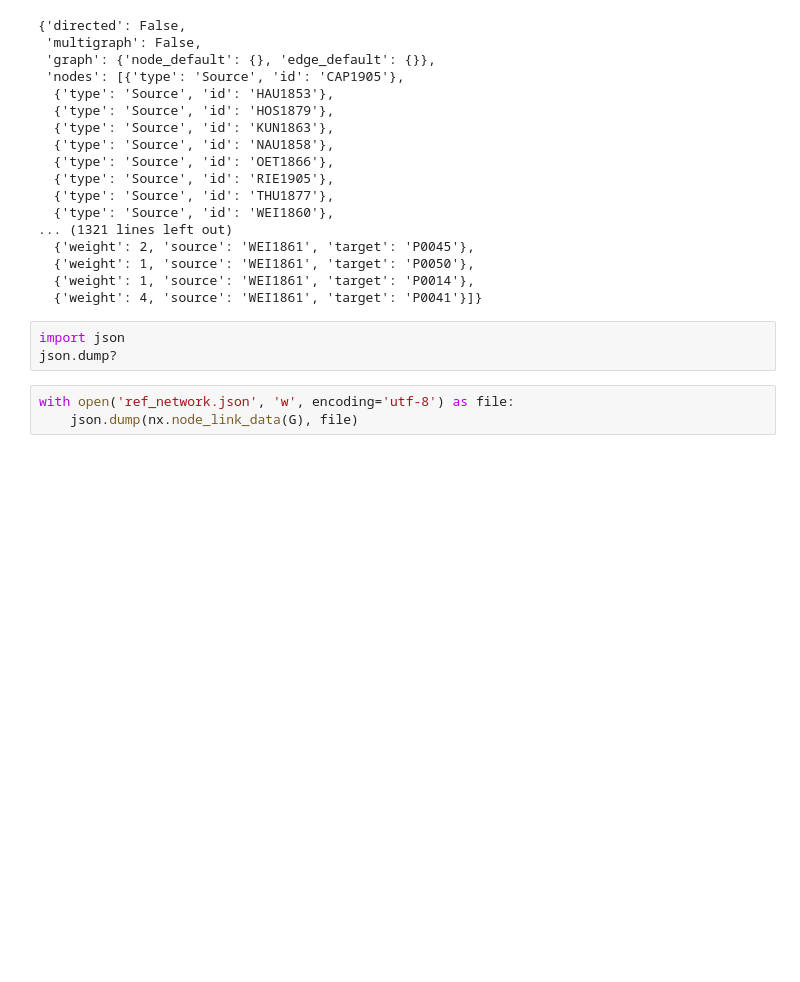
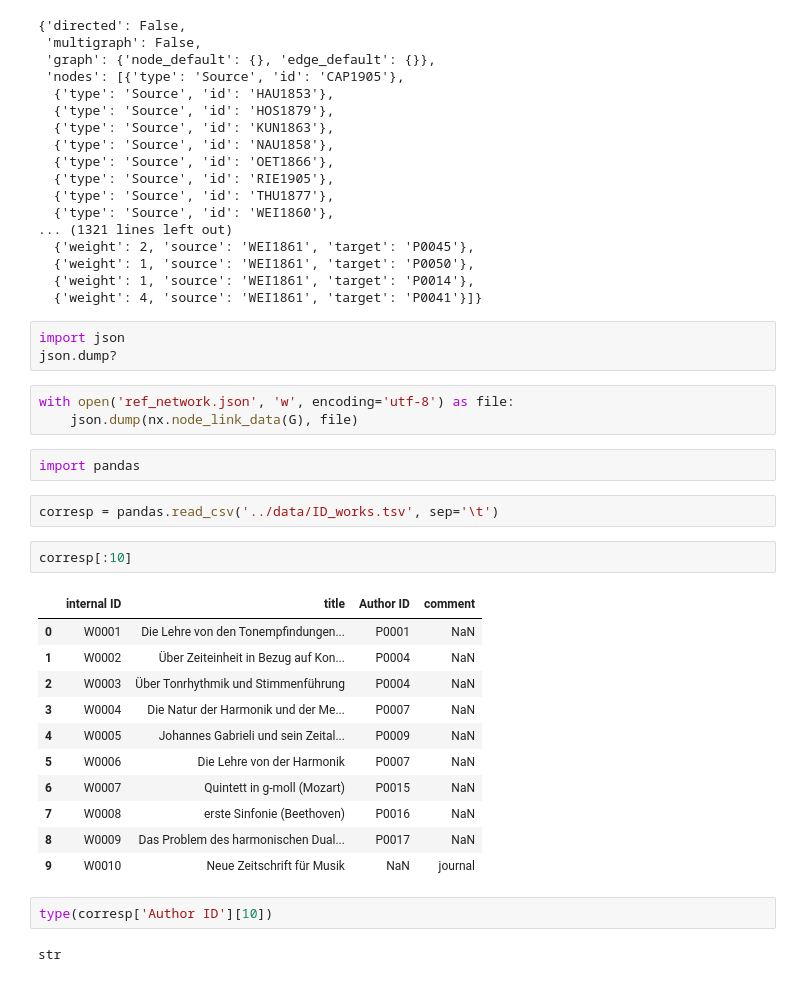
Before and after one commit to DCMLab/ddd, a Jupyter notebook: reference_network/create_network.ipynb, the cells around one changed output. Cells and saved outputs as stored; diff of their text form; blank space fills up the shorter version.

```diff
--- a/reference_network/create_network.ipynb
+++ b/reference_network/create_network.ipynb
@@ -412,3 +192,25 @@ json.dump?
 # %%
 with open('ref_network.json', 'w', encoding='utf-8') as file:
     json.dump(nx.node_link_data(G), file)
+# %%
+import pandas
+# %%
+corresp = pandas.read_csv('../data/ID_works.tsv', sep='\t')
+# %%
+corresp[:10]
+# %% [output]
+|  | internal ID | title | Author ID | comment |
+| 0 | W0001 | Die Lehre von den Tonempfindungen... | P0001 | NaN |
+| 1 | W0002 | Über Zeiteinheit in Bezug auf Kon... | P0004 | NaN |
+| 2 | W0003 | Über Tonrhythmik und Stimmenführung | P0004 | NaN |
+| 3 | W0004 | Die Natur der Harmonik und der Me... | P0007 | NaN |
+| 4 | W0005 | Johannes Gabrieli und sein Zeital... | P0009 | NaN |
+| 5 | W0006 | Die Lehre von der Harmonik | P0007 | NaN |
+| 6 | W0007 | Quintett in g-moll (Mozart) | P0015 | NaN |
+| 7 | W0008 | erste Sinfonie (Beethoven) | P0016 | NaN |
+| 8 | W0009 | Das Problem des harmonischen Dual... | P0017 | NaN |
+| 9 | W0010 | Neue Zeitschrift für Musik | NaN | journal |
+# %%
+type(corresp['Author ID'][10])
+# %% [output]
+str
```
Also changed, not shown: parts of 34 cells of this notebook, 2 other files.
